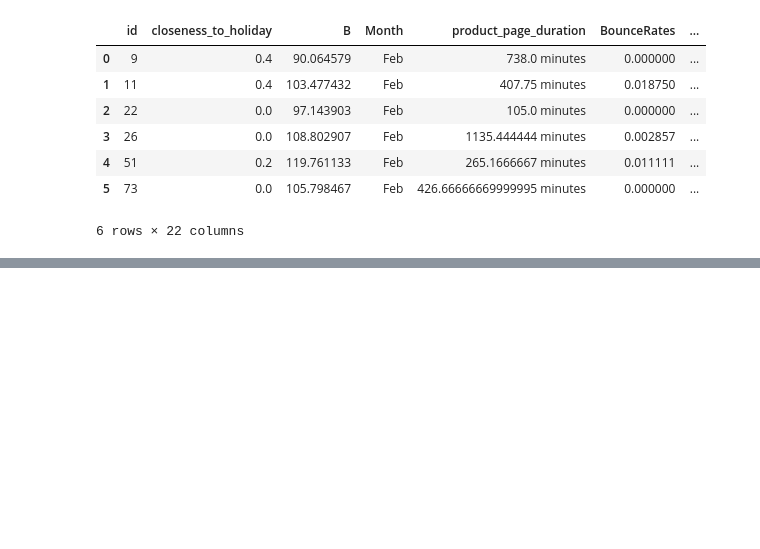
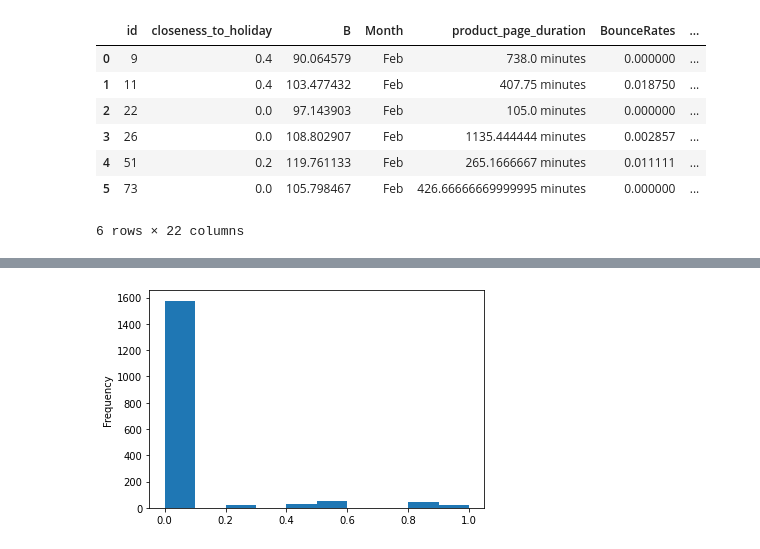
Before and after one commit to daniellepidt/ecommerce-machine-learning, a Jupyter notebook: exploration/explore.ipynb, the cells around one changed output, grey strips where cells are left out. Cells and saved outputs as stored; diff of their text form; code cells hidden in the pictures; blank space fills up the shorter version.

```diff
--- a/exploration/explore.ipynb
+++ b/exploration/explore.ipynb
@@ -30,0 +37,5 @@ test_df.describe()
+# %%
+test_df['closeness_to_holiday'].plot.hist()
+plt.show()
+# %% [output]
+[figure, added]
```
Also changed, not shown: parts of 8 cells of this notebook.
